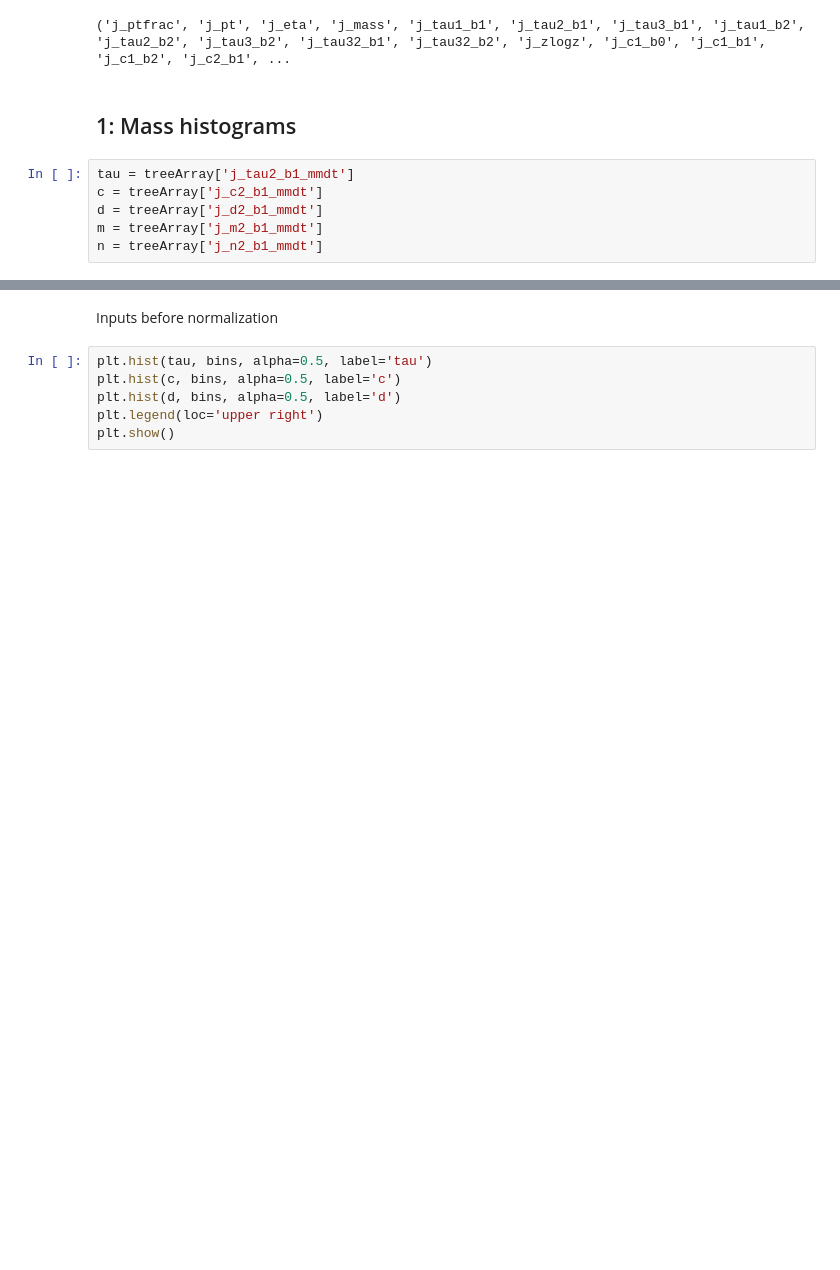
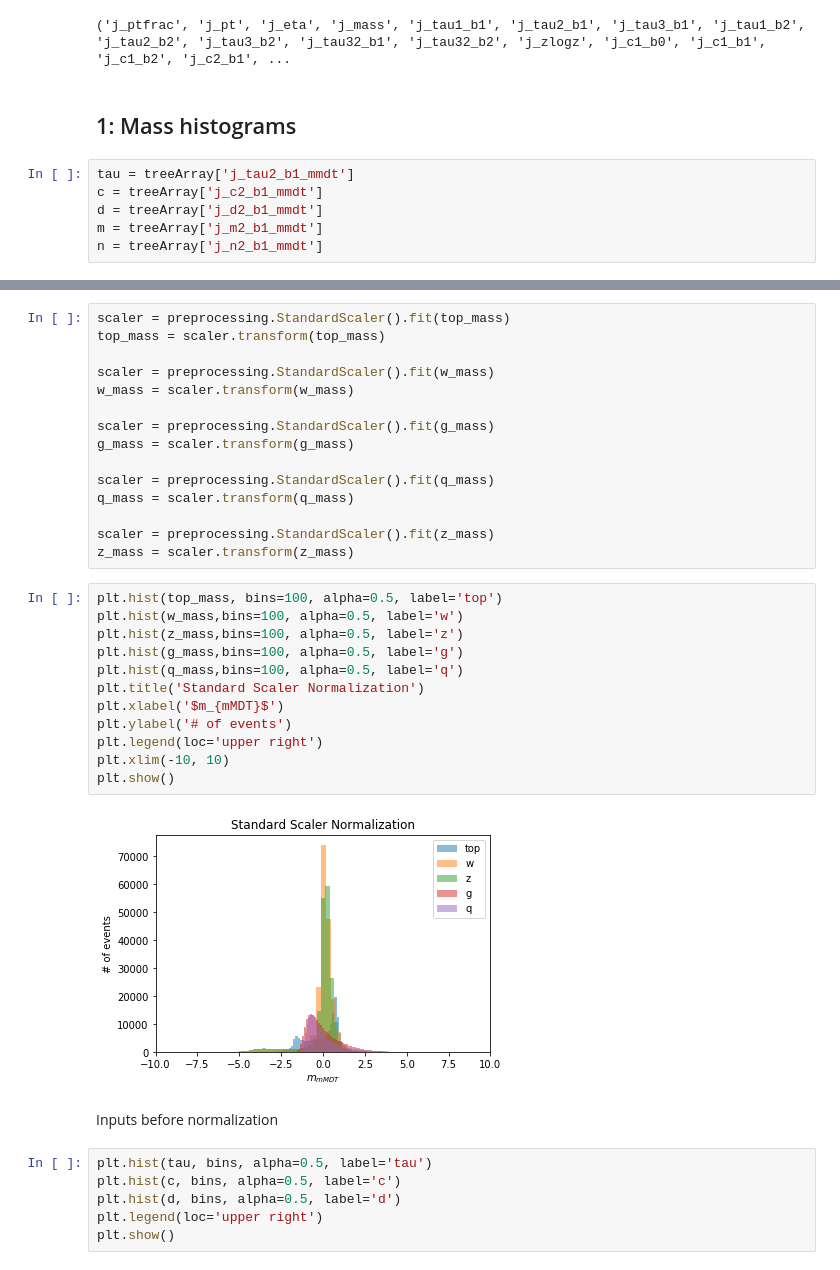
Before and after one commit to ssagear/keras-training, a Jupyter notebook: exploratory/input_histograms.ipynb, the cells around one changed output, grey strips where cells are left out. Drawn from its saved outputs; the diff is of its cells as text; blank space fills up the shorter version.

```diff
--- a/exploratory/input_histograms.ipynb
+++ b/exploratory/input_histograms.ipynb
@@ -24,3 +167,32 @@ n = treeArray['j_n2_b1_mmdt']
+# %%
+scaler = preprocessing.StandardScaler().fit(top_mass)
+top_mass = scaler.transform(top_mass)
+
+scaler = preprocessing.StandardScaler().fit(w_mass)
+w_mass = scaler.transform(w_mass)
+
+scaler = preprocessing.StandardScaler().fit(g_mass)
+g_mass = scaler.transform(g_mass)
+
+scaler = preprocessing.StandardScaler().fit(q_mass)
+q_mass = scaler.transform(q_mass)
+
+scaler = preprocessing.StandardScaler().fit(z_mass)
+z_mass = scaler.transform(z_mass)
+# %%
+plt.hist(top_mass, bins=100, alpha=0.5, label='top')
+plt.hist(w_mass,bins=100, alpha=0.5, label='w')
+plt.hist(z_mass,bins=100, alpha=0.5, label='z')
+plt.hist(g_mass,bins=100, alpha=0.5, label='g')
+plt.hist(q_mass,bins=100, alpha=0.5, label='q')
+plt.title('Standard Scaler Normalization')
+plt.xlabel('$m_{mMDT}$')
+plt.ylabel('# of events')
+plt.legend(loc='upper right')
+plt.xlim(-10, 10)
+plt.show()
+# %% [output]
+[figure, added]
 # %% [markdown]
 Inputs before normalization
 # %%
```
Also changed, not shown: parts of 32 cells of this notebook, 1 other file.
